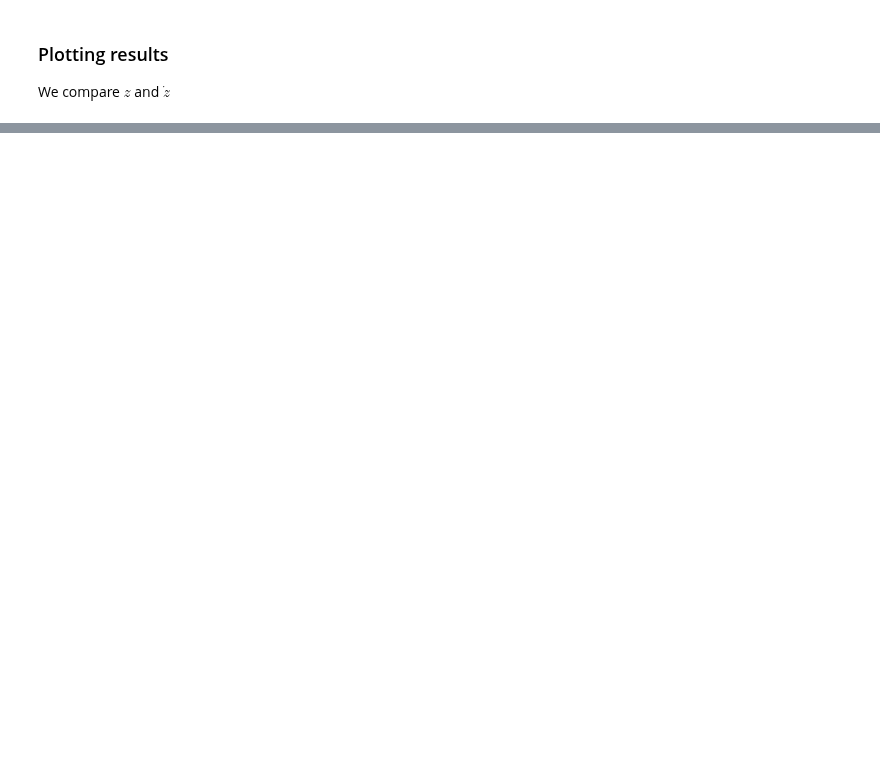
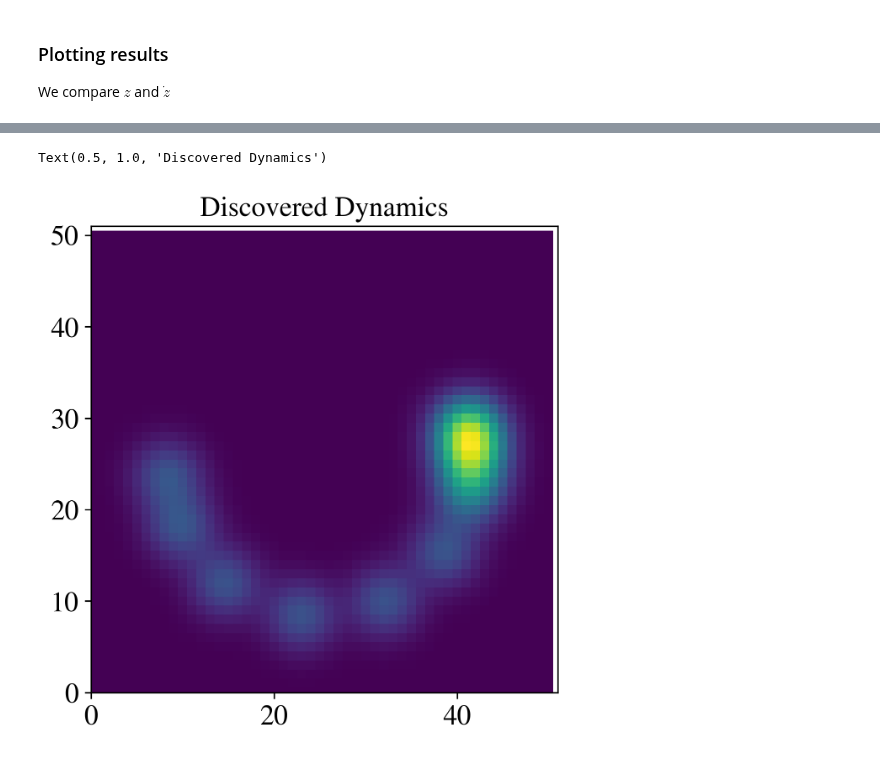
Before and after one commit to jonatanwins/Project-2-FYS5429, a Jupyter notebook: project_2/src/pendulum/pendulumResults.ipynb, the cells around one changed output, grey strips where cells are left out. Saved outputs shown, nothing was run; the diff lists cells and outputs as text; code cells hidden in the pictures; blank space fills up the shorter version.

```diff
--- a/project_2/src/pendulum/pendulumResults.ipynb
+++ b/project_2/src/pendulum/pendulumResults.ipynb
@@ -154,0 +158,29 @@ plot_z_zdot(all_z_sims, title="Discovered Dynamics")
+# %%
+from pendulumData import pendulum_to_movie
+from matplotlib.animation import FuncAnimation
+
+
+z_0 = np.array([1.5])
+dz_0 = np.array([0.8])
+
+time = np.linspace(0, 4, 12)
+
+z_sim = sindy_simulate_order2(z_0, dz_0, time, xi, **library_hparams)
+
+x, dx, ddx = pendulum_to_movie(np.array([z_sim]), np.array([z_sim]))
+
+# Set up the figure and axis
+fig, ax = plt.subplots()
+ax.set_xlim((0, 51))
+ax.set_ylim((0, 51))
+
+x_image = np.zeros_like(x[0,0])
+for sample in x[0]:
+    x_image += sample
+
+
+image = ax.imshow(x_image, cmap='viridis', interpolation='none')
+ax.set_title("Discovered Dynamics")
+# %% [output]
+Text(0.5, 1.0, 'Discovered Dynamics')
+[figure, added]
```
Also changed, not shown: parts of 8 cells of this notebook, 1 other file.
